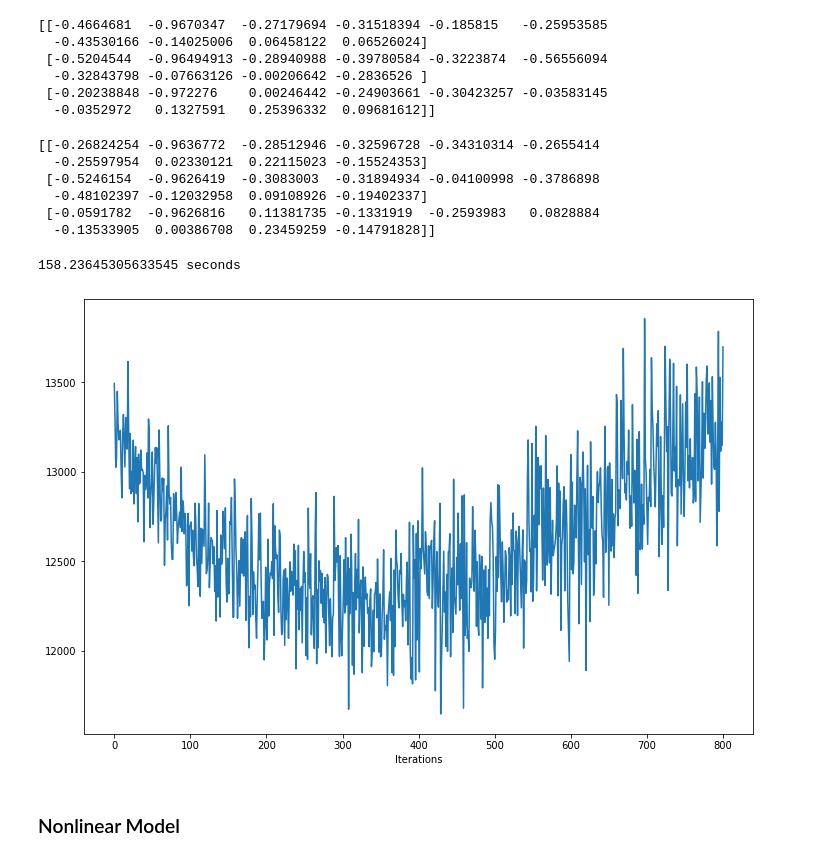
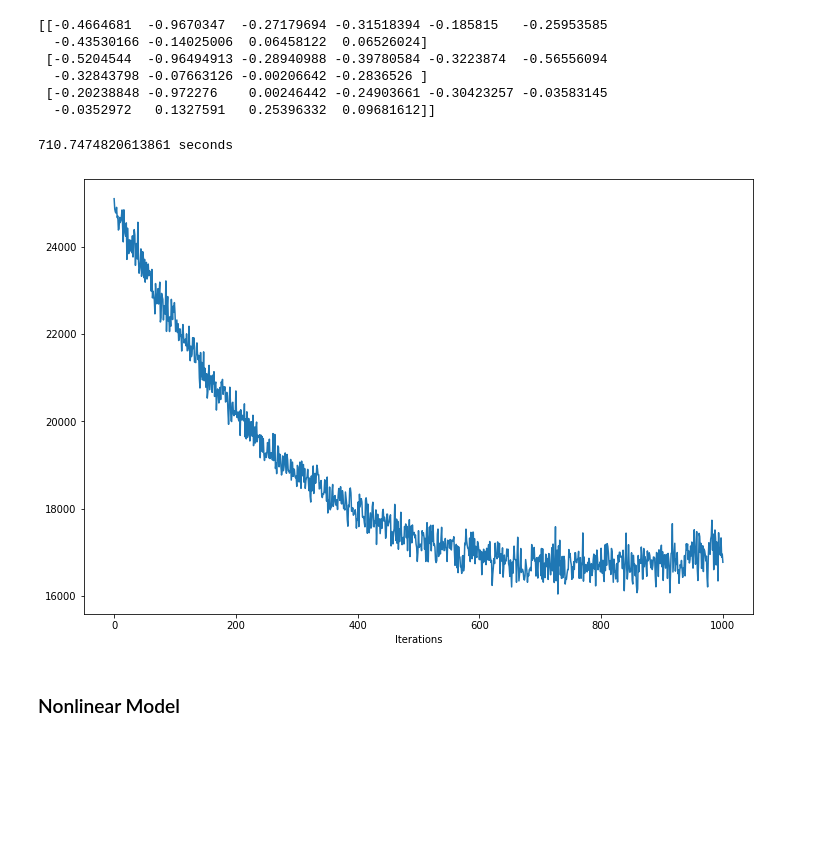
Before and after one commit to taylorhawks/globo-nonlinear-latent-factorization, a Jupyter notebook: Notebook.ipynb, the cells around one changed output. Cells and saved outputs as stored; diff of their text form; code cells hidden in the pictures; blank space fills up the shorter version.

Commit message:
linear model fixed

```diff
--- a/Notebook.ipynb
+++ b/Notebook.ipynb
@@ -149,6 +151,7 @@ class LinearModel:
         self.U = self.initialize_user_vectors(
             size=size,embeddings_size=embeddings_size
         )
+        self.n_users = int(self.user_data.shape[0]/size)
         self.reset_errors()
 
     def initialize_user_vectors(self,size,embeddings_size=250):
@@ -184,22 +187,25 @@ class LinearModel:
             )
 
         @staticmethod
-        def get_all_unseen(df, size, len_=364047):
+        def get_all_unseen(df, size, test_size, len_=364047):
             #semi-vectorized version
-
-            return df.user_id.drop_duplicates().map(
-                lambda u: LinearModel.dbar.get_unseen(df, u, size, len_)
+            return df.user_id[0::size].map(
+                lambda u: LinearModel.dbar.get_unseen(df, u, test_size, len_)
             )
 
         @staticmethod
-        def get_embedding_vectors(V_embeddings, df, size, embeddings_size=250, len_=36047):
+        def get_embedding_vectors(V_embeddings, df, n_users, size, test_size, embeddings_size=250, len_=36047):
+
             return np.hstack(
-                V_embeddings[LinearModel.dbar.get_all_unseen(df,size,len_=len_).tolist()]
+                V_embeddings[LinearModel.dbar.get_all_unseen(df,size,test_size,len_=len_).tolist()]
             ).reshape(
+                n_users,
                 -1,
-                size,
                 embeddings_size
             )
+
+
+
 
     ########################
     ##### GD UTILITIES #####
@@ -226,6 +232,7 @@ class LinearModel:
         def dJ(U,Vd,Vdbar,size=8,embedding_size=250,hinge_param=1):
             #conditional derivitive
 
+
             return np.sum(
                 (
                     hinge_param + np.tensordot(U,Vdbar,axes=(1,2))[0]
@@ -247,17 +254,16 @@ class LinearModel:
         iteration=0,
         max_iterations=500
     ):
-        #Stochastic Gradient Descent
-
-        #print('Vd', self.item_embeddings[0,0:10])
 
         #resample stuff
         Vdbar_small = LinearModel.dbar.get_embedding_vectors(
             self.item_embeddings,
             self.user_data,
+            self.n_users,
+            size,
             size,
             embeddings_size=embeddings_size,
-        )
+        )[0:self.U.shape[0]]
 
         self.U = self.U - alpha * LinearModel.gradient.dJ(
             self.U,
@@ -268,9 +274,12 @@ class LinearModel:
 
         while True:
             if test == True:
+
                 Vdbar_big = LinearModel.dbar.get_embedding_vectors(
                     self.item_embeddings,
                     self.user_data,
+                    self.n_users,
+                    size,
                     test_size,
                     embeddings_size=embeddings_size,
                 )
@@ -283,7 +292,8 @@ class LinearModel:
                     embedding_size=250,
                     hinge_param=1
                 )
-                # the Vd reshape still needs to be fixed
+
+
 
                 self.errors.append(J)
 
@@ -529,24 +555,13 @@ print(lm.U[0:3,0:10])
   -0.32843798 -0.07663126 -0.00206642 -0.2836526 ]
  [-0.20238848 -0.972276    0.00246442 -0.24903661 -0.30423257 -0.03583145
   -0.0352972   0.1327591   0.25396332  0.09681612]]
-# %%
-lm = LinearModel(df_x,embeddings,size=8, embeddings_size=250, T=1)
-print(lm.U[0:3,0:10])
-# %% [output]
-[[-0.26824254 -0.9636772  -0.28512946 -0.32596728 -0.34310314 -0.2655414
-  -0.25597954  0.02330121  0.22115023 -0.15524353]
- [-0.5246154  -0.9626419  -0.3083003  -0.31894934 -0.04100998 -0.3786898
-  -0.48102397 -0.12032958  0.09108926 -0.19402337]
- [-0.0591782  -0.9626816   0.11381735 -0.1331919  -0.2593983   0.0828884
-  -0.13533905  0.00386708  0.23459259 -0.14791828]]
 # %%
-lm.reset_errors()
 start = time()
-lm.gradient_descent_linear(test=True,alpha=0.0001, max_iterations=800, test_size=128, hinge_param = 1)
+lm.gradient_descent_linear(test=True,alpha=0.0001, max_iterations=1000, test_size=128, hinge_param = 1)
 print(time() - start, 'seconds')
 # %% [output]
-158.23645305633545 seconds
+710.7474820613861 seconds
-[figure, old version]
+[figure, new version]
 # %% [markdown]
 ### Nonlinear Model
 # %%
```
Also changed, not shown: parts of 7 cells of this notebook.
